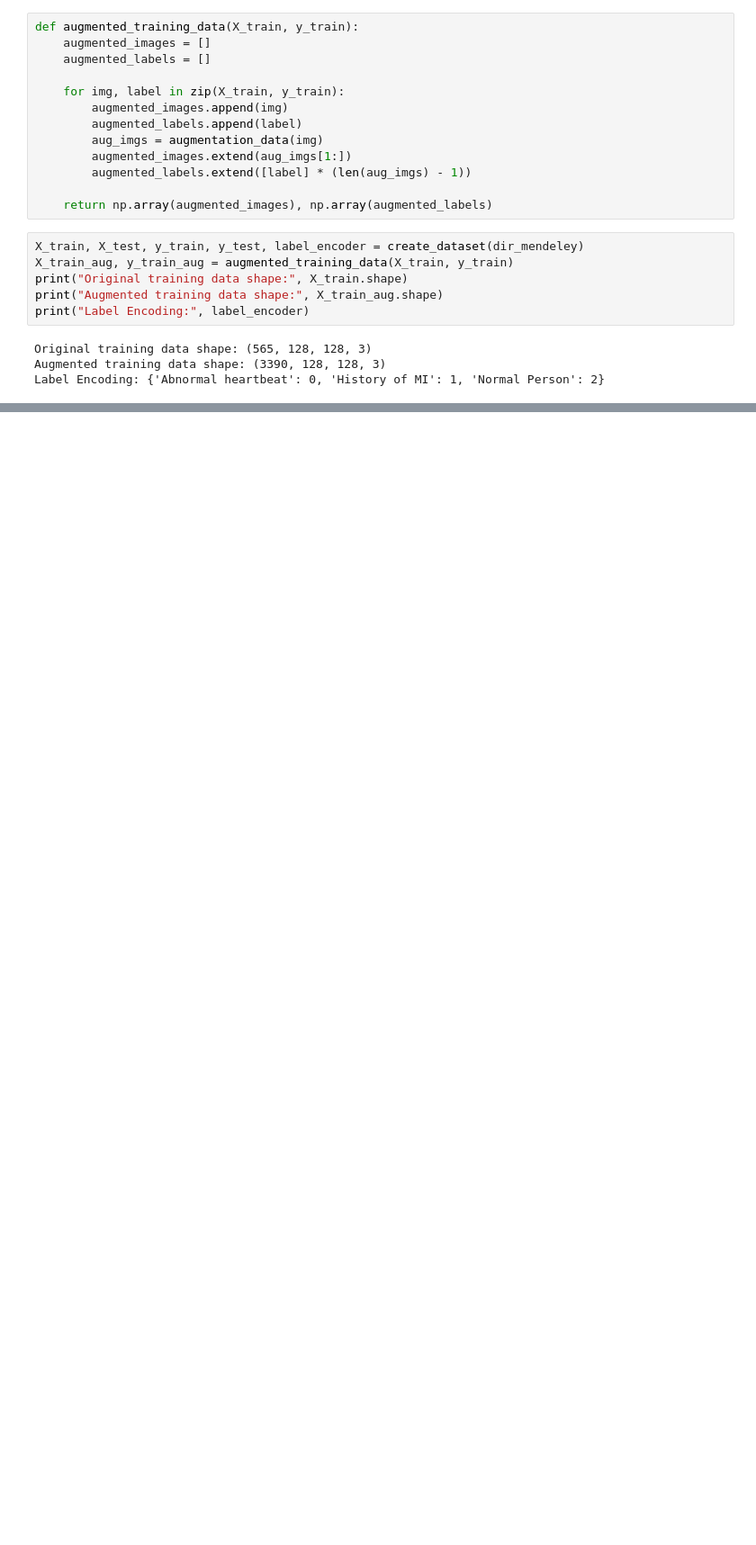
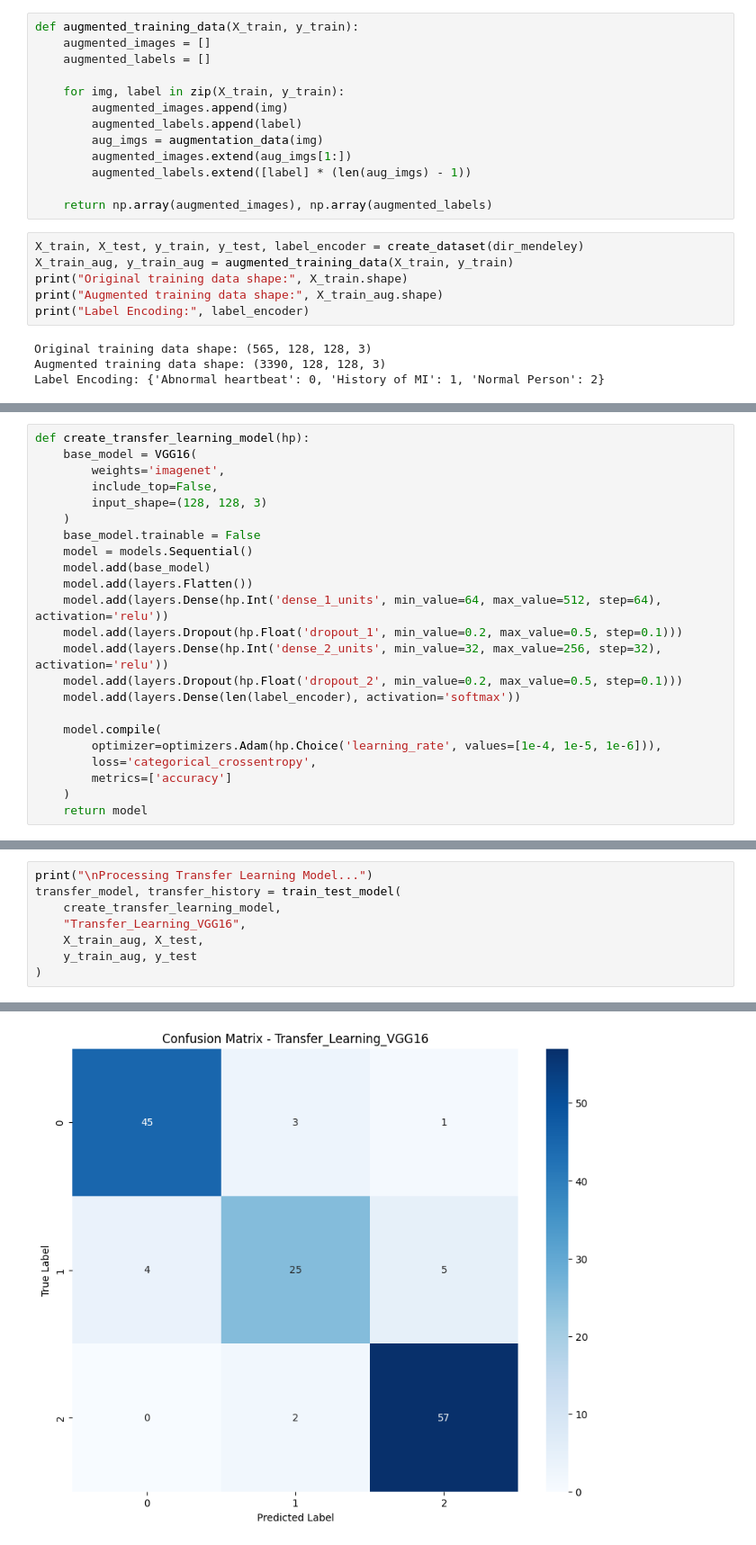
Before and after one commit to RAVIAPTISWETHA/-Deep-Learning-Applications-in-Heart-Diseases-Using-ECG-Signals, a Jupyter notebook: Version2_DLA_Heart_Diseases_using_ECG_Images_AD.ipynb, the cells around one changed output, grey strips where cells are left out. Shown at 90% size. Saved outputs shown, nothing was run; the diff lists cells and outputs as text; blank space fills up the shorter version.

```diff
--- a/Version2_DLA_Heart_Diseases_using_ECG_Images_AD.ipynb
+++ b/Version2_DLA_Heart_Diseases_using_ECG_Images_AD.ipynb
@@ -198,0 +203,23 @@ Label Encoding: {'Abnormal heartbeat': 0, 'History of MI': 1, 'Normal Person': 2
+# %%
+def create_transfer_learning_model(hp):
+    base_model = VGG16(
+        weights='imagenet',
+        include_top=False,
+        input_shape=(128, 128, 3)
+    )
+    base_model.trainable = False
+    model = models.Sequential()
+    model.add(base_model)
+    model.add(layers.Flatten())
+    model.add(layers.Dense(hp.Int('dense_1_units', min_value=64, max_value=512, step=64), activation='relu'))
+    model.add(layers.Dropout(hp.Float('dropout_1', min_value=0.2, max_value=0.5, step=0.1)))
+    model.add(layers.Dense(hp.Int('dense_2_units', min_value=32, max_value=256, step=32), activation='relu'))
+    model.add(layers.Dropout(hp.Float('dropout_2', min_value=0.2, max_value=0.5, step=0.1)))
+    model.add(layers.Dense(len(label_encoder), activation='softmax'))
+
+    model.compile(
+        optimizer=optimizers.Adam(hp.Choice('learning_rate', values=[1e-4, 1e-5, 1e-6])),
+        loss='categorical_crossentropy',
+        metrics=['accuracy']
+    )
+    return model
@@ -198,0 +286,9 @@ Label Encoding: {'Abnormal heartbeat': 0, 'History of MI': 1, 'Normal Person': 2
+# %%
+print("\nProcessing Transfer Learning Model...")
+transfer_model, transfer_history = train_test_model(
+    create_transfer_learning_model,
+    "Transfer_Learning_VGG16",
+    X_train_aug, X_test,
+    y_train_aug, y_test
+)
+# %% [output]
@@ -198,0 +347 @@ Label Encoding: {'Abnormal heartbeat': 0, 'History of MI': 1, 'Normal Person': 2
+[figure, added]
```
Also changed, not shown: parts of 5 cells of this notebook.
